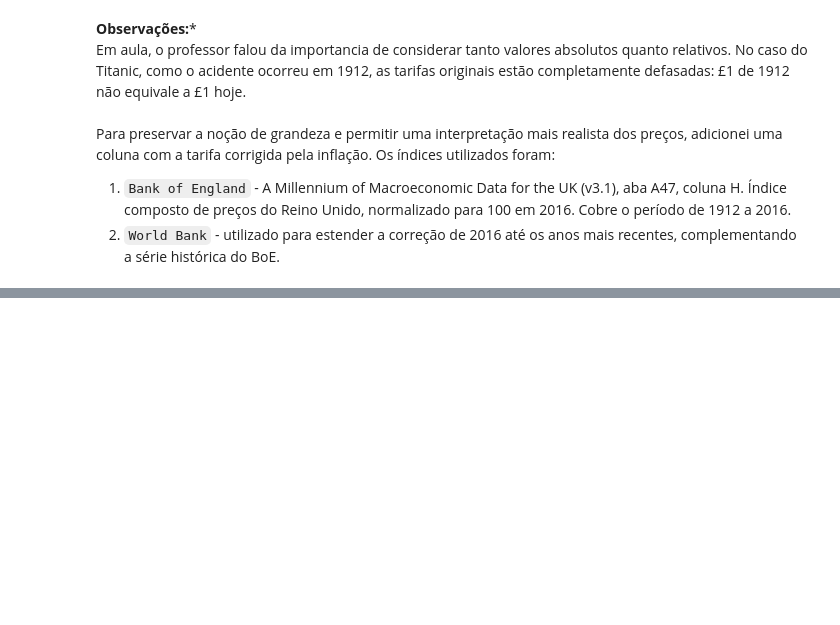
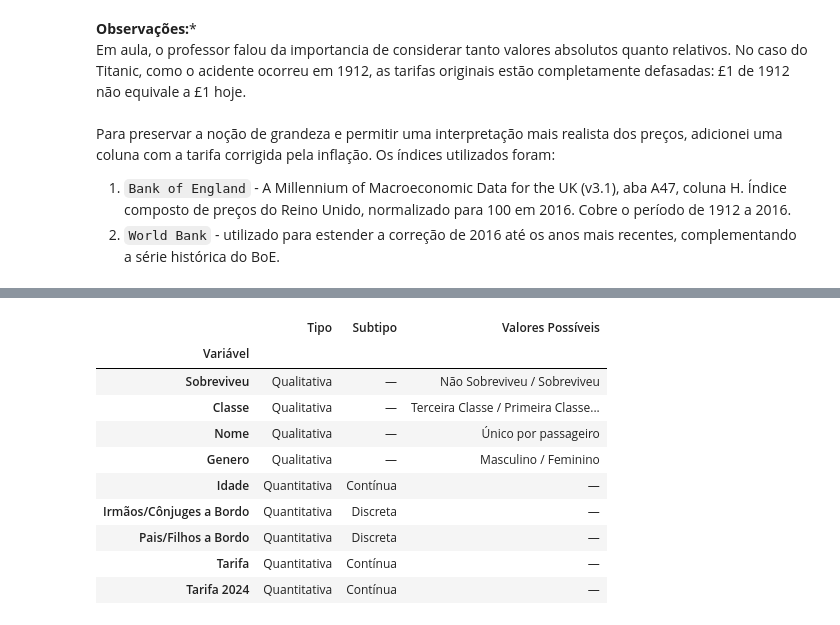
Before and after one commit to heitorctmba/MBA-01-estatistica-projeto_final, a Jupyter notebook: titanic.ipynb, the cells around one changed output, grey strips where cells are left out. Saved outputs shown, nothing was run; the diff lists cells and outputs as text; code cells hidden in the pictures; blank space fills up the shorter version.

```diff
--- a/titanic.ipynb
+++ b/titanic.ipynb
@@ -147,0 +216,69 @@ fator de inflação 1912 → 2024: 107.14x
+# %%
+# funcao para pegar os valores unicos das qualitativas separados por '/'
+def valores_possiveis(col):
+    return " / ".join(titanic_df[col].unique())
+# %%
+variaveis = pd.DataFrame(
+    [
+        {
+            "Variável": "Sobreviveu",
+            "Tipo": "Qualitativa",
+            "Subtipo": "—",
+            "Valores Possíveis": valores_possiveis("Sobreviveu"),
+        },
+        {
+            "Variável": "Classe",
+            "Tipo": "Qualitativa",
+            "Subtipo": "—",
+            "Valores Possíveis": valores_possiveis("Classe"),
+        },
+        {
+            "Variável": "Nome",
+            "Tipo": "Qualitativa",
+            "Subtipo": "—",
+            "Valores Possíveis": "Único por passageiro",
+        },
+        {
+            "Variável": "Genero",
+            "Tipo": "Qualitativa",
+            "Subtipo": "—",
+            "Valores Possíveis": valores_possiveis("Genero"),
+        },
+        {
+            "Variável": "Idade",
+            "Tipo": "Quantitativa",
+            "Subtipo": "Contínua",
+            "Valores Possíveis": "—",
+        },
+        {
+            "Variável": "Irmãos/Cônjuges a Bordo",
+            "Tipo": "Quantitativa",
+            "Subtipo": "Discreta",
+            "Valores Possíveis": "—",
+        },
+        {
+            "Variável": "Pais/Filhos a Bordo",
+            "Tipo": "Quantitativa",
+            "Subtipo": "Discreta",
+            "Valores Possíveis": "—",
+        },
+        {
+            "Variável": "Tarifa",
+            "Tipo": "Quantitativa",
+            "Subtipo": "Contínua",
+            "Valores Possíveis": "—",
+        },
+        {
+            "Variável": "Tarifa 2024",
+            "Tipo": "Quantitativa",
+            "Subtipo": "Contínua",
+            "Valores Possíveis": "—",
+        },
+    ]
+)
+
+# tirei o o maximo de caracteres para aparecer todos os valores
+print("Tabela 3.1 — Identificação das variáveis do dataset Titanic")
+with pd.option_context("display.max_colwidth", None):
+    display(variaveis.set_index("Variável"))
+# %% [output]
@@ -147,0 +286,11 @@ fator de inflação 1912 → 2024: 107.14x
+|  | Tipo | Subtipo | Valores Possíveis |
+| Variável |  |  |  |
+| Sobreviveu | Qualitativa | — | Não Sobreviveu / Sobreviveu |
+| Classe | Qualitativa | — | Terceira Classe / Primeira Classe... |
+| Nome | Qualitativa | — | Único por passageiro |
+| Genero | Qualitativa | — | Masculino / Feminino |
+| Idade | Quantitativa | Contínua | — |
+| Irmãos/Cônjuges a Bordo | Quantitativa | Discreta | — |
+| Pais/Filhos a Bordo | Quantitativa | Discreta | — |
+| Tarifa | Quantitativa | Contínua | — |
+| Tarifa 2024 | Quantitativa | Contínua | — |
```
Also changed, not shown: parts of 28 cells of this notebook.
